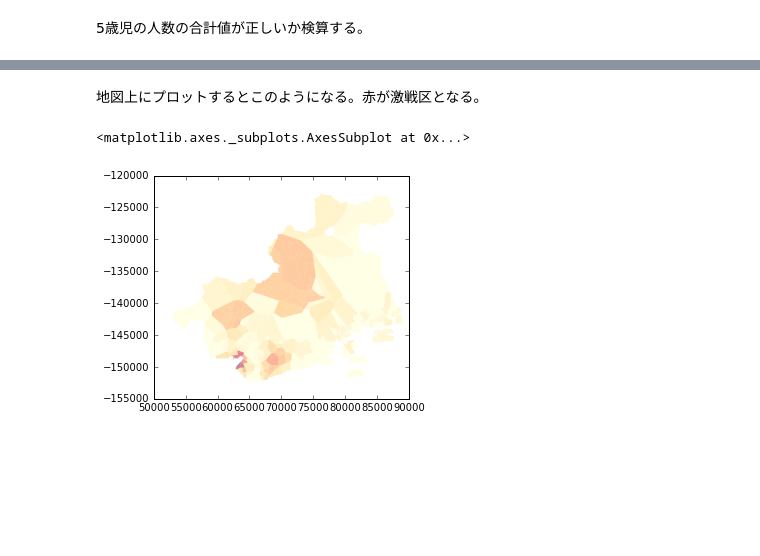
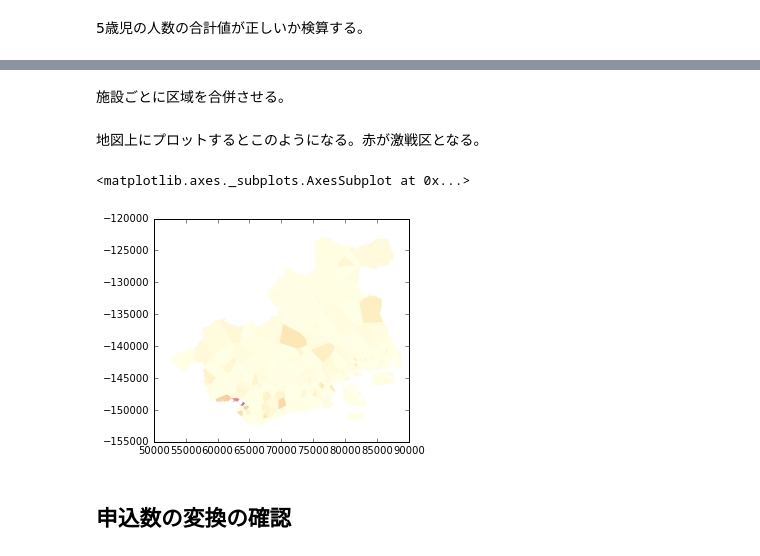
Before and after one commit to hkwi/kobe-barcelona, a Jupyter notebook: notes/2016-10-02-preschool-map.ipynb, the cells around one changed output, grey strips where cells are left out. Saved outputs shown, nothing was run; the diff lists cells and outputs as text; code cells hidden in the pictures; blank space fills up the shorter version.

```diff
--- a/notes/2016-10-02-preschool-map.ipynb
+++ b/notes/2016-10-02-preschool-map.ipynb
@@ -193,6 +224,10 @@ tv.crs = pib.crs
 # %%
-tv_pop_ = tv.join(pib_zib, on="pib").join(pd.DataFrame(pib.geometry.area, columns=["pib_area"]), on="pib")
-tv_pop = tv_pop_["5歳"] * tv_pop_.geometry.area / tv_pop_["pib_area"]
-tv_pop.name = "5歳"
+tv_pop = tv.join(
+    pd.concat([(pib.geometry.area).rename("pib_area"), pib_pop2], axis=1),
+    on="pib"
+).assign(
+    tv_pop = lambda df:df["pib_pop2"] * df.geometry.area / df["pib_area"]
+)
+pti_pop = tv_pop.groupby("npti").sum()["tv_pop"].rename("pti_pop")
 # %% [markdown]
 5歳児の人数の合計値が正しいか検算する。
@@ -205,7 +233,0 @@ zib["5歳"].sum(), tv_pop.sum()
-# %%
-tv_wait = pd.Series(0, index=tv.index, name="申込数")
-for ri,r in nib2[nib2["状況,申込児童数 ５歳児"]>0].iterrows():
-    pti = nib_pti[ri]
-    t = tv[tv["npti"].isin([pti]+pt2_neigh[pti])]
-    x = tv_pop[t.index] / tv_pop[t.index].sum() * r["状況,申込児童数 ５歳児"]
-    tv_wait[t.index] += x
@@ -213,0 +240,8 @@ for ri,r in nib2[nib2["状況,申込児童数 ５歳児"]>0].iterrows():
+# %%
+nib2_wait = pd.concat([nib2, nib_pti], axis=1).join(
+    pt2_neigh.assign(one=1).groupby("L").sum()["one"].rename("one_sum"),
+    on="pti"
+).assign(
+    nib2_wait=lambda df:df["状況,申込児童数 ５歳児"]/df["one_sum"]
+)
+pti_wait = pd.merge(pt2_neigh, nib2_wait, left_on="L", right_on="pti").groupby("R").sum()["nib2_wait"].rename("pti_wait")
@@ -218,9 +254,15 @@ nib2["状況,申込児童数 ５歳児"].sum(), tv_wait.sum()
+# %% [markdown]
+施設ごとに区域を合併させる。
+# %%
+pti_g_ = [functools.reduce(lambda x,y: x.union(y), tv[tv["npti"]==pti].geometry) for pti in pt2.index]
+pti_g = pd.Series(pti_g_, index=pt2.index, name="geometry")
 # %% [markdown]
 地図上にプロットするとこのようになる。赤が激戦区となる。
 # %%
-t = pd.concat([tv["geometry"], tv_pop, tv_wait/tv_pop], axis=1).rename(columns={0:"rate"})
-g = gpd.GeoDataFrame(t[tv_pop!=0])
+g = gpd.GeoDataFrame(pd.concat([pd.Series(pti_g, index=pt2.index, name="geometry"), (pti_wait/pti_pop).rename("rate")], axis=1))
 g.plot(column="rate", cmap="YlOrRd", linewidth=0)
 # %% [output]
 <matplotlib.axes._subplots.AxesSubplot at 0x...>
-[figure, old version]
+[figure, new version]
+# %% [markdown]
+## 申込数の変換の確認
```
Also changed, not shown: parts of 42 cells of this notebook.
